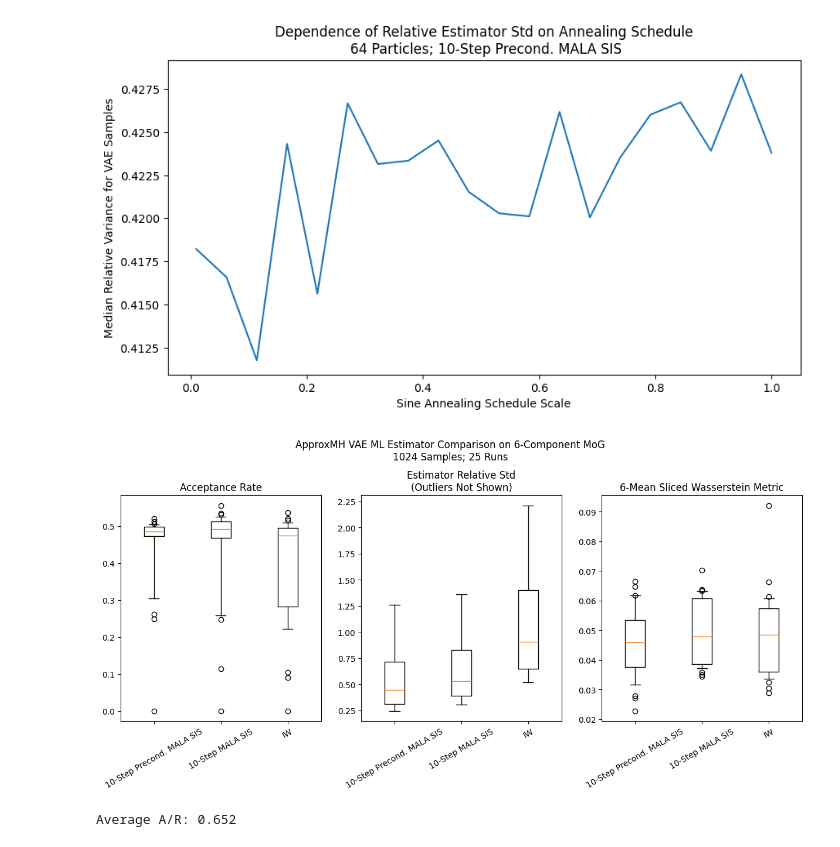
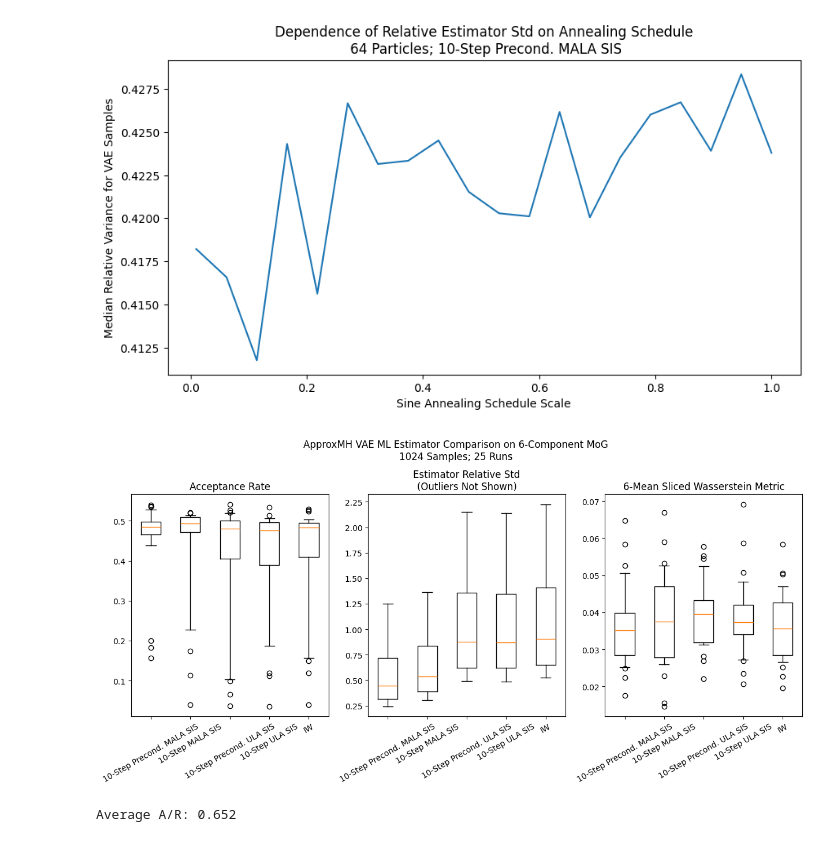
Before and after one commit to xapq/approximate-metropolis-hastings, a Jupyter notebook: notebooks/LikelihoodEstimatorsComparison.ipynb, the cells around one changed output. Drawn from its saved outputs; the diff is of its cells as text; code cells hidden in the pictures.

```diff
--- a/notebooks/LikelihoodEstimatorsComparison.ipynb
+++ b/notebooks/LikelihoodEstimatorsComparison.ipynb
@@ -293,21 +296,36 @@ def compare_estimates():
         model=vae,
         L=L
     )
-    sis_estimator = SISLikelihoodEstimator(
+    sis_mala_estimator = SISLikelihoodEstimator(
         model=vae,
         L=L,
         n_steps=10,
         time_step=0.06,
         precondition=False
     )
-    precond_sis_estimator = SISLikelihoodEstimator(
+    precond_sis_mala_estimator = SISLikelihoodEstimator(
         model=vae,
         L=L,
         n_steps=10,
         time_step=0.8,
         precondition=True
     )
-    estimators = [precond_sis_estimator, sis_estimator, iw_estimator]
+    sis_ula_estimator = SISLikelihoodEstimator(
+        model=vae,
+        L=L,
+        n_steps=10,
+        time_step=0.002,
+        kernel_type='ula'
+    )
+    precond_sis_ula_estimator = SISLikelihoodEstimator(
+        model=vae,
+        L=L,
+        n_steps=10,
+        time_step=0.013,
+        kernel_type='ula',
+        precondition=True
+    )
+    estimators = [precond_sis_mala_estimator, sis_mala_estimator, precond_sis_ula_estimator, sis_ula_estimator, iw_estimator]
     estimator_names = [e.friendly_name for e in estimators]
     n_ests = len(estimators)
     # Comparison parameters
@@ -342,34 +360,34 @@ def compare_estimates():
         test_logs['acc_rate'],
         tick_labels=estimator_names,
         whis=whiskers
     )
 
     ax = axs[1]
     ax.set_title('Estimator Relative Std\n(Outliers Not Shown)')
     ax.boxplot(
         list(to_numpy(test_logs['variances'].sqrt() / test_logs['likelihoods'])),
         tick_labels=estimator_names,
         whis=whiskers,
         showfliers=False
     )
     # ax.set_ylim(0., 10.)
 
     ax = axs[2]
     ax.set_title(sample_metric.name())
     ax.boxplot(
         test_logs['sample_metric'],
         tick_labels=estimator_names,
         whis=whiskers,
         showfliers=True
     )
 
     for ax in axs:
         ax.set_xticklabels(ax.get_xticklabels(),rotation=30)
     plt.suptitle(f'ApproxMH VAE ML Estimator Comparison on {target.friendly_name}\n{n_samples} Samples; {n_runs} Runs', y=1.07)
 
 compare_estimates()
 # %% [output]
-[figure, old version]
+[figure, new version]
 # %%
 def analysis_by_vae_sample():
     # Estimator
```
Also changed, not shown: parts of 5 cells of this notebook, 15 other files.
